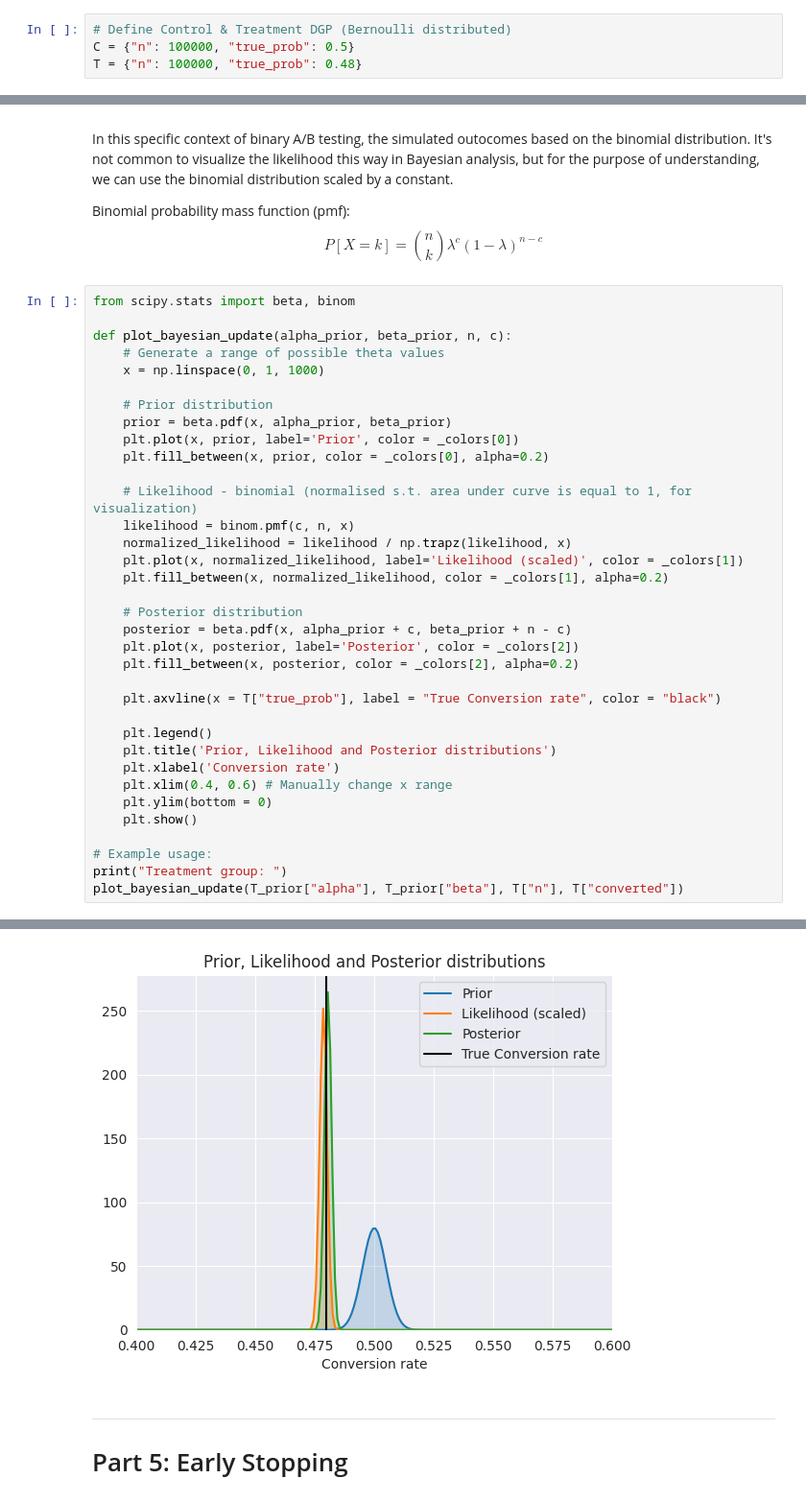
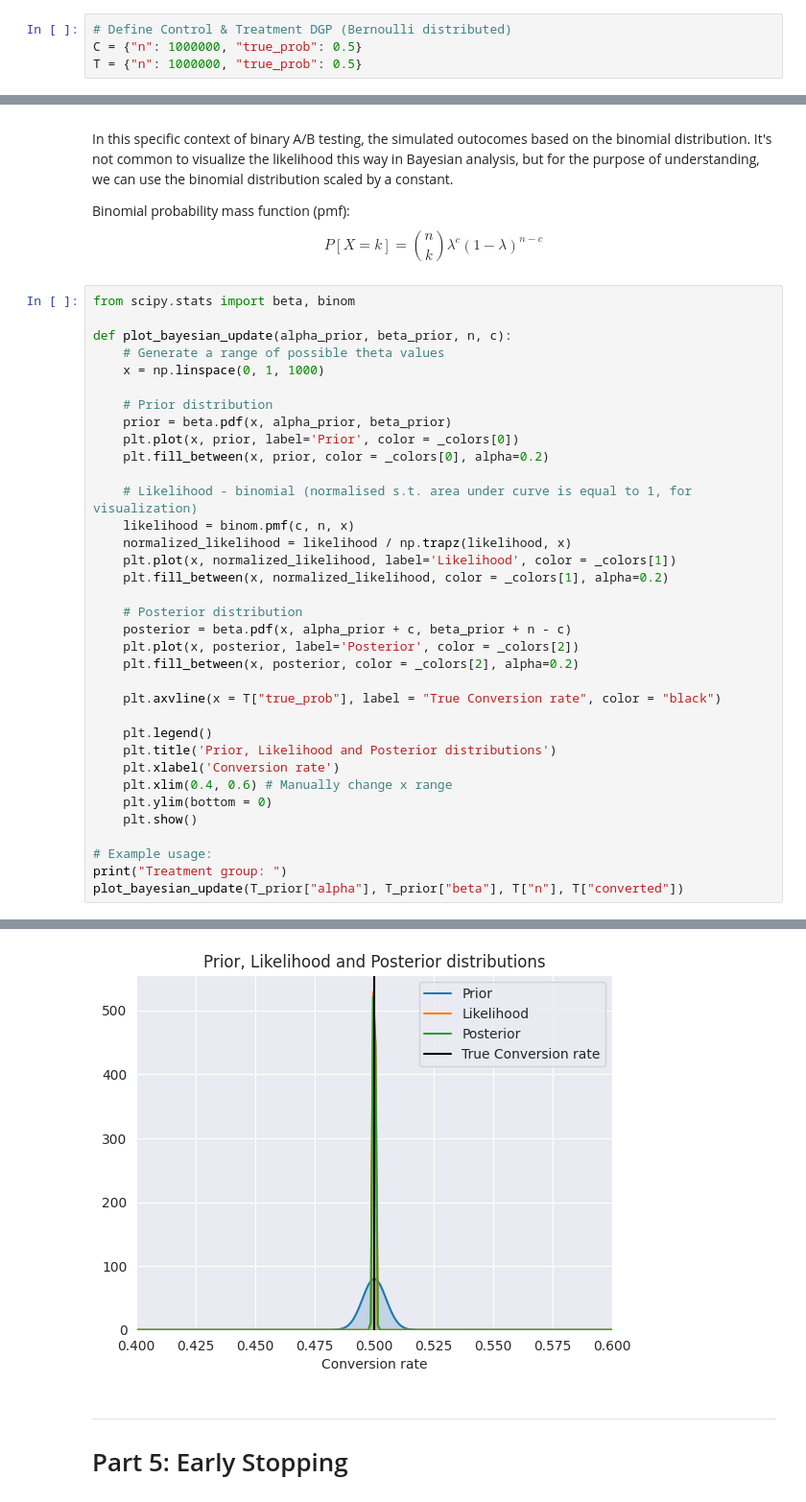
Before and after one commit to Richie-Lee/Bayesian_AB_Test, a Jupyter notebook: Introduction_Bayesian_AB_Testing.ipynb, the cells around one changed output, grey strips where cells are left out. Shown at 96% size. Saved outputs shown, nothing was run; the diff lists cells and outputs as text.

```diff
--- a/Introduction_Bayesian_AB_Testing.ipynb
+++ b/Introduction_Bayesian_AB_Testing.ipynb
@@ -68,8 +68,8 @@ Output:
   - ``sample_conversion_rate`` = conversion rate of sample
 # %%
 # Define Control & Treatment DGP (Bernoulli distributed)
-C = {"n": 100000, "true_prob": 0.5}
-T = {"n": 100000, "true_prob": 0.48}
+C = {"n": 1000000, "true_prob": 0.5}
+T = {"n": 1000000, "true_prob": 0.5}
 # %%
 def get_bernoulli_sample(mean, n):
     # Sample bernoulli distribution with relevant metrics
@@ -513,35 +513,35 @@ def plot_bayesian_update(alpha_prior, beta_prior, n, c):
 
     # Prior distribution
     prior = beta.pdf(x, alpha_prior, beta_prior)
     plt.plot(x, prior, label='Prior', color = _colors[0])
     plt.fill_between(x, prior, color = _colors[0], alpha=0.2)
 
     # Likelihood - binomial (normalised s.t. area under curve is equal to 1, for visualization)
     likelihood = binom.pmf(c, n, x)
     normalized_likelihood = likelihood / np.trapz(likelihood, x)
-    plt.plot(x, normalized_likelihood, label='Likelihood (scaled)', color = _colors[1])
+    plt.plot(x, normalized_likelihood, label='Likelihood', color = _colors[1])
     plt.fill_between(x, normalized_likelihood, color = _colors[1], alpha=0.2)
 
     # Posterior distribution
     posterior = beta.pdf(x, alpha_prior + c, beta_prior + n - c)
     plt.plot(x, posterior, label='Posterior', color = _colors[2])
     plt.fill_between(x, posterior, color = _colors[2], alpha=0.2)
 
     plt.axvline(x = T["true_prob"], label = "True Conversion rate", color = "black")
 
     plt.legend()
     plt.title('Prior, Likelihood and Posterior distributions')
     plt.xlabel('Conversion rate')
     plt.xlim(0.4, 0.6) # Manually change x range
     plt.ylim(bottom = 0)
     plt.show()
 
 # Example usage:
 print("Treatment group: ")
 plot_bayesian_update(T_prior["alpha"], T_prior["beta"], T["n"], T["converted"])
 # %% [output]
 Treatment group:
-[figure, old version]
+[figure, new version]
 # %% [markdown]
 ---
 # Part 5: Early Stopping
```
Also changed, not shown: parts of 20 cells of this notebook.
